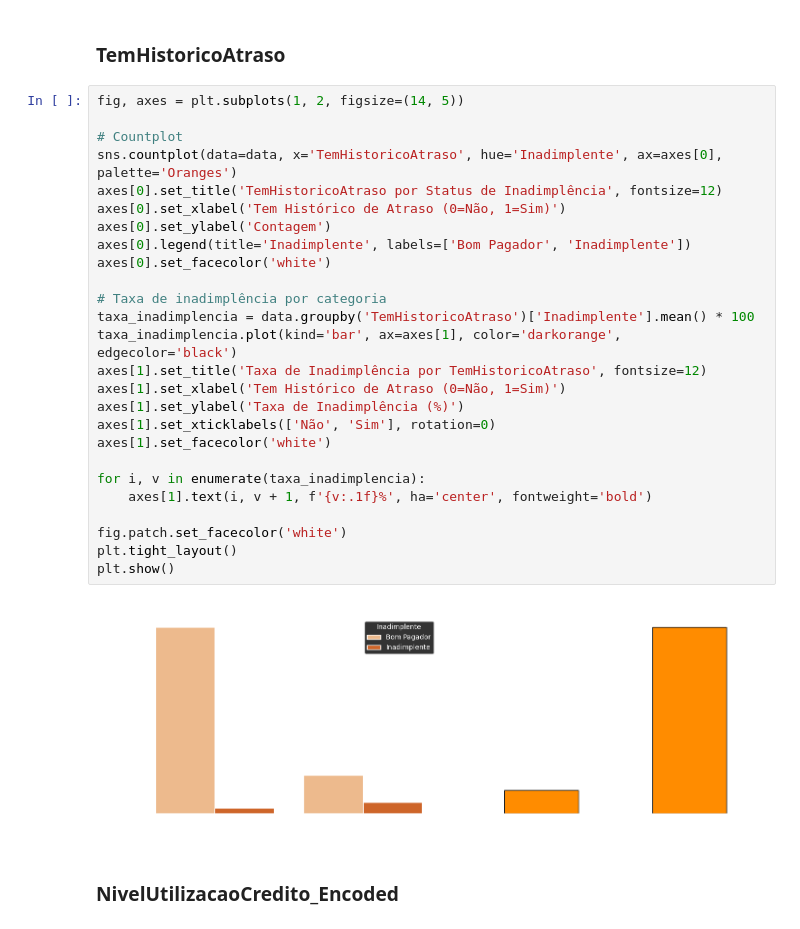
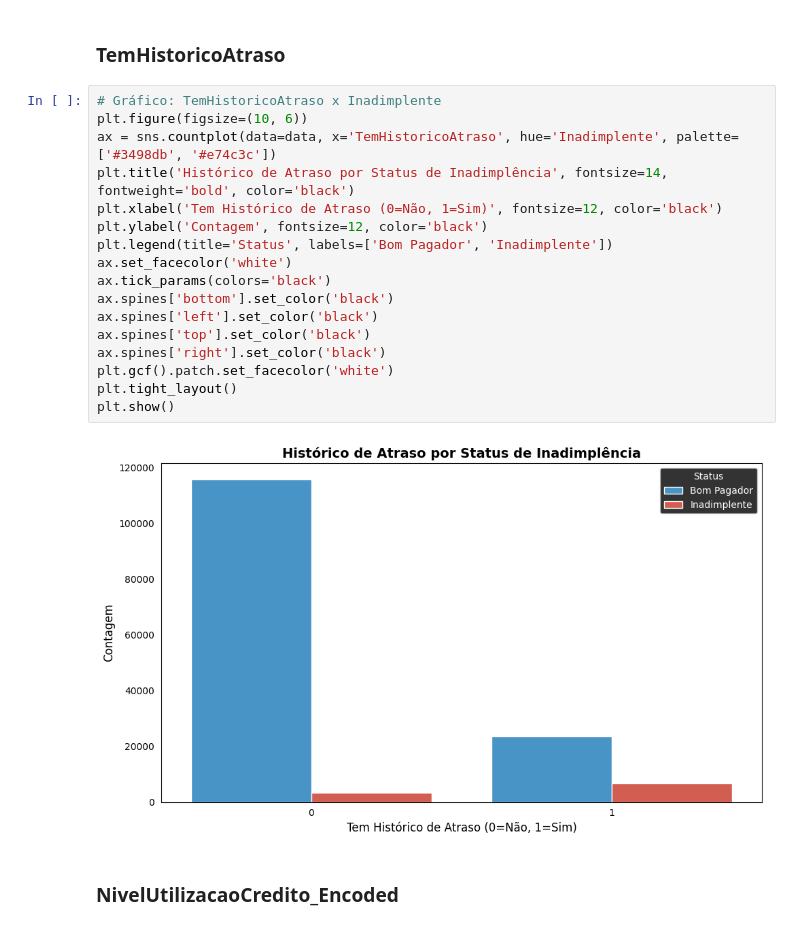
Before and after one commit to henriqueluza/Credit-Analysis-Model, a Jupyter notebook: modelo v2/notebooks/notebook2.ipynb, the cells around one changed output. Saved outputs shown, nothing was run; the diff lists cells and outputs as text.

```diff
--- a/modelo v2/notebooks/notebook2.ipynb
+++ b/modelo v2/notebooks/notebook2.ipynb
@@ -225,33 +224,24 @@ plt.show()
 # %% [markdown]
 ### TemHistoricoAtraso
 # %%
-fig, axes = plt.subplots(1, 2, figsize=(14, 5))
-
-# Countplot
-sns.countplot(data=data, x='TemHistoricoAtraso', hue='Inadimplente', ax=axes[0], palette='Oranges')
-axes[0].set_title('TemHistoricoAtraso por Status de Inadimplência', fontsize=12)
-axes[0].set_xlabel('Tem Histórico de Atraso (0=Não, 1=Sim)')
-axes[0].set_ylabel('Contagem')
-axes[0].legend(title='Inadimplente', labels=['Bom Pagador', 'Inadimplente'])
-axes[0].set_facecolor('white')
-
-# Taxa de inadimplência por categoria
-taxa_inadimplencia = data.groupby('TemHistoricoAtraso')['Inadimplente'].mean() * 100
-taxa_inadimplencia.plot(kind='bar', ax=axes[1], color='darkorange', edgecolor='black')
-axes[1].set_title('Taxa de Inadimplência por TemHistoricoAtraso', fontsize=12)
-axes[1].set_xlabel('Tem Histórico de Atraso (0=Não, 1=Sim)')
-axes[1].set_ylabel('Taxa de Inadimplência (%)')
-axes[1].set_xticklabels(['Não', 'Sim'], rotation=0)
-axes[1].set_facecolor('white')
-
-for i, v in enumerate(taxa_inadimplencia):
-    axes[1].text(i, v + 1, f'{v:.1f}%', ha='center', fontweight='bold')
-
-fig.patch.set_facecolor('white')
+# Gráfico: TemHistoricoAtraso x Inadimplente
+plt.figure(figsize=(10, 6))
+ax = sns.countplot(data=data, x='TemHistoricoAtraso', hue='Inadimplente', palette=['#3498db', '#e74c3c'])
+plt.title('Histórico de Atraso por Status de Inadimplência', fontsize=14, fontweight='bold', color='black')
+plt.xlabel('Tem Histórico de Atraso (0=Não, 1=Sim)', fontsize=12, color='black')
+plt.ylabel('Contagem', fontsize=12, color='black')
+plt.legend(title='Status', labels=['Bom Pagador', 'Inadimplente'])
+ax.set_facecolor('white')
+ax.tick_params(colors='black')
+ax.spines['bottom'].set_color('black')
+ax.spines['left'].set_color('black')
+ax.spines['top'].set_color('black')
+ax.spines['right'].set_color('black')
+plt.gcf().patch.set_facecolor('white')
 plt.tight_layout()
 plt.show()
 # %% [output]
-[figure, old version]
+[figure, new version]
 # %% [markdown]
 ### NivelUtilizacaoCredito_Encoded
 # %%
```
Also changed, not shown: parts of 9 cells of this notebook.
